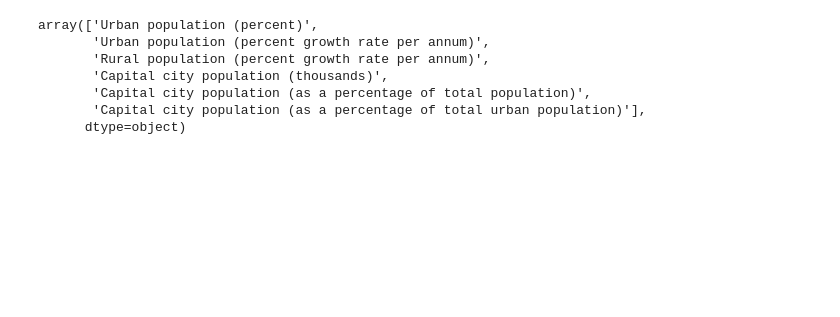
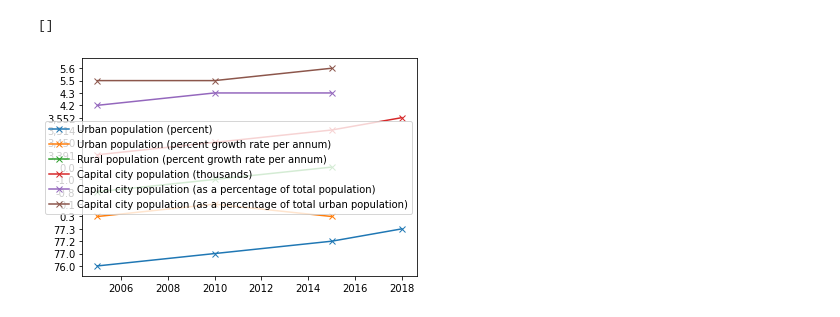
Before and after one commit to Milanisius/un_data, a Jupyter notebook: un_data.ipynb, the cells around one changed output. Drawn from its saved outputs; the diff is of its cells as text; code cells hidden in the pictures; blank space fills up the shorter version.

```diff
--- a/un_data.ipynb
+++ b/un_data.ipynb
@@ -12,23 +12,20 @@ import plotly.io
 # %%
 def load_un_data():
 
+    path = "data/SYB61_253_Population Growth Rates in Urban areas and Capital cities.csv"
+    #path = "data/SYB63_1_202009_Population, Surface Area and Density.csv"
 
-    path = "data/SYB61_253_Population Growth Rates in Urban areas and Capital cities.csv"
-
-    df = pd.read_csv(path, usecols=[0,1,2,3,6],skiprows=2, names=["Regionindex", "Region", "Year", "Series", "Value"])
+    df = pd.read_csv(path, usecols=[0,1,2,3,6],skiprows=2, names=["Regionindex", "Region", "Year", "Series", "Value"], encoding='latin-1')
     return df
 df = load_un_data()
 # %%
 series = df.Series.unique()
 country = "Germany"
 for ser in series:
     subset = df[(df.Region == country)&(df.Series == ser)]
-    plt.plot(subset.Year,subset.Value,label=ser)
+    plt.plot(subset.Year,subset.Value,"x-",label=ser)
+plt.legend()
+plt.plot()
 # %% [output]
-array(['Urban population (percent)',
-       'Urban population (percent growth rate per annum)',
-       'Rural population (percent growth rate per annum)',
-       'Capital city population (thousands)',
-       'Capital city population (as a percentage of total population)',
-       'Capital city population (as a percentage of total urban population)'],
-      dtype=object)
+[]
+[figure, added]
```
Also changed, not shown: parts of 1 cell of this notebook, 2 other files.
